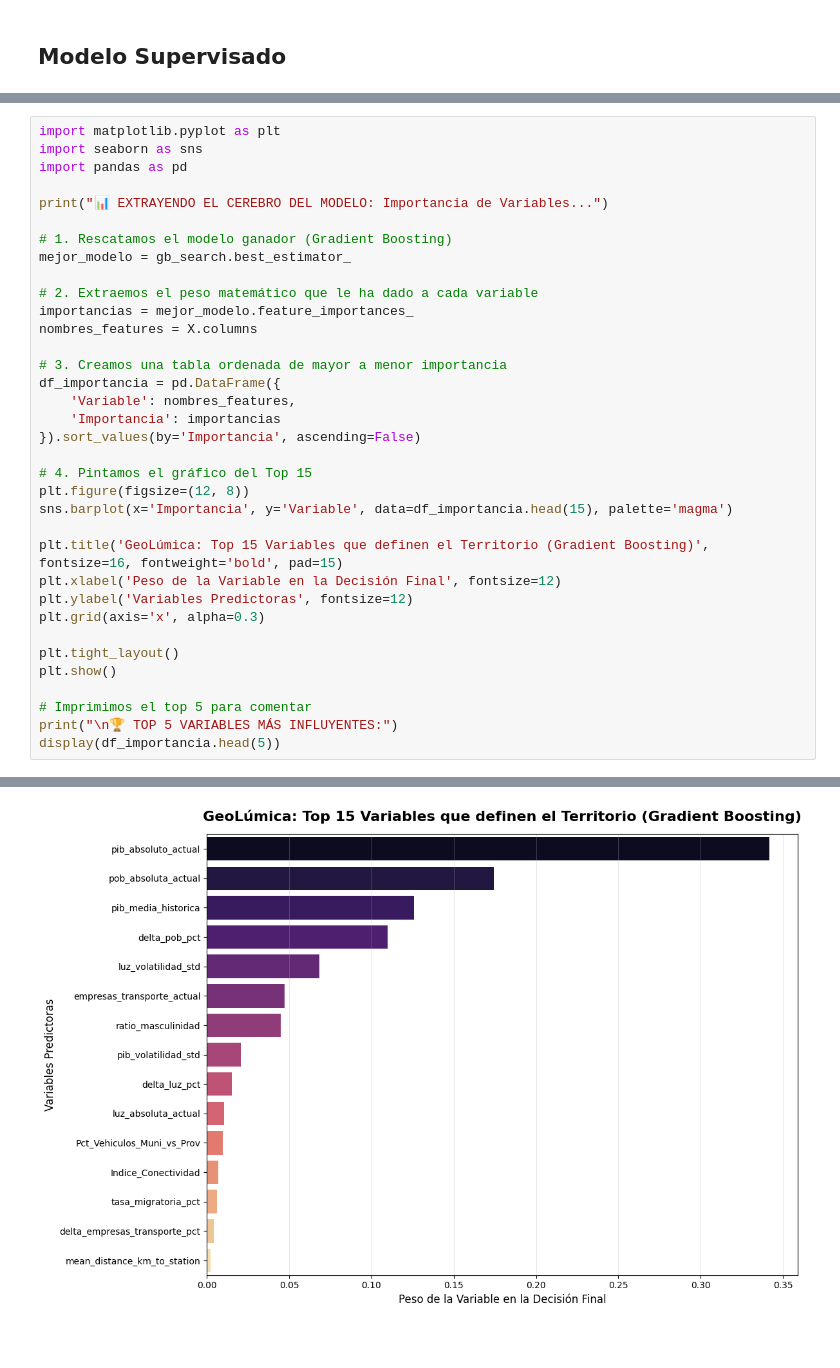
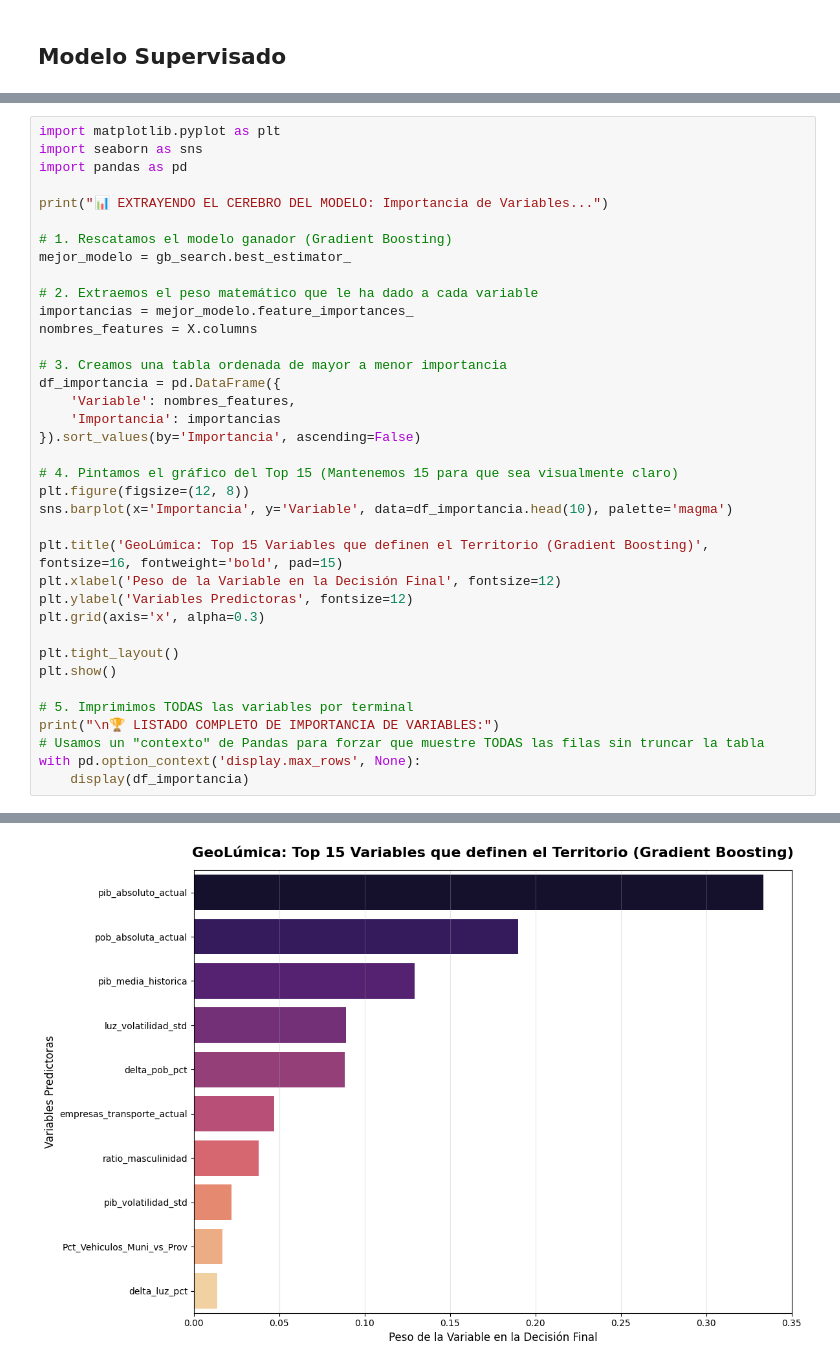
Before and after one commit to MartinEO2005/Proyecto_Big_Data_I, a Jupyter notebook: ML/ml_clustering.ipynb, the cells around one changed output, grey strips where cells are left out. Drawn from its saved outputs; the diff is of its cells as text; blank space fills up the shorter version.

```diff
--- a/ML/ml_clustering.ipynb
+++ b/ML/ml_clustering.ipynb
@@ -839,9 +833,9 @@ df_importancia = pd.DataFrame({
     'Importancia': importancias
 }).sort_values(by='Importancia', ascending=False)
 
-# 4. Pintamos el gráfico del Top 15
+# 4. Pintamos el gráfico del Top 15 (Mantenemos 15 para que sea visualmente claro)
 plt.figure(figsize=(12, 8))
-sns.barplot(x='Importancia', y='Variable', data=df_importancia.head(15), palette='magma')
+sns.barplot(x='Importancia', y='Variable', data=df_importancia.head(10), palette='magma')
 
 plt.title('GeoLúmica: Top 15 Variables que definen el Territorio (Gradient Boosting)', fontsize=16, fontweight='bold', pad=15)
 plt.xlabel('Peso de la Variable en la Decisión Final', fontsize=12)
@@ -851,9 +845,11 @@ plt.grid(axis='x', alpha=0.3)
 plt.tight_layout()
 plt.show()
 
-# Imprimimos el top 5 para comentar
-print("\n🏆 TOP 5 VARIABLES MÁS INFLUYENTES:")
-display(df_importancia.head(5))
+# 5. Imprimimos TODAS las variables por terminal
+print("\n🏆 LISTADO COMPLETO DE IMPORTANCIA DE VARIABLES:")
+# Usamos un "contexto" de Pandas para forzar que muestre TODAS las filas sin truncar la tabla
+with pd.option_context('display.max_rows', None):
+    display(df_importancia)
 # %% [output]
 📊 EXTRAYENDO EL CEREBRO DEL MODELO: Importancia de Variables...
 Passing `palette` without assigning `hue` is deprecated and will be removed in v0.14.0. Assign the `y` variable to `hue` and set `legend=False` for the same effect.
@@ -862 +858 @@ Passing `palette` without assigning `hue` is deprecated and will be removed in v
-[figure, old version]
+[figure, new version]
```
Also changed, not shown: parts of 8 cells of this notebook.
